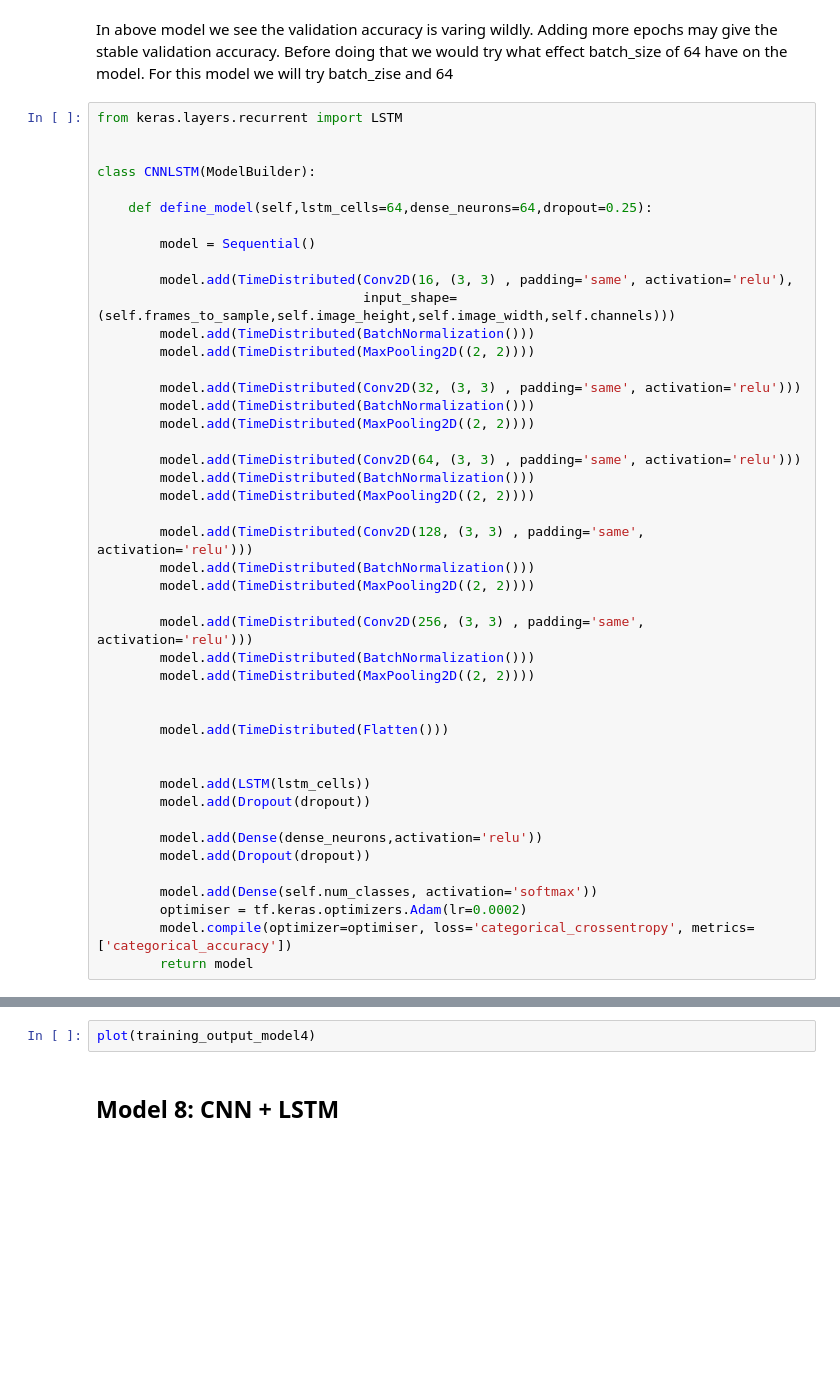
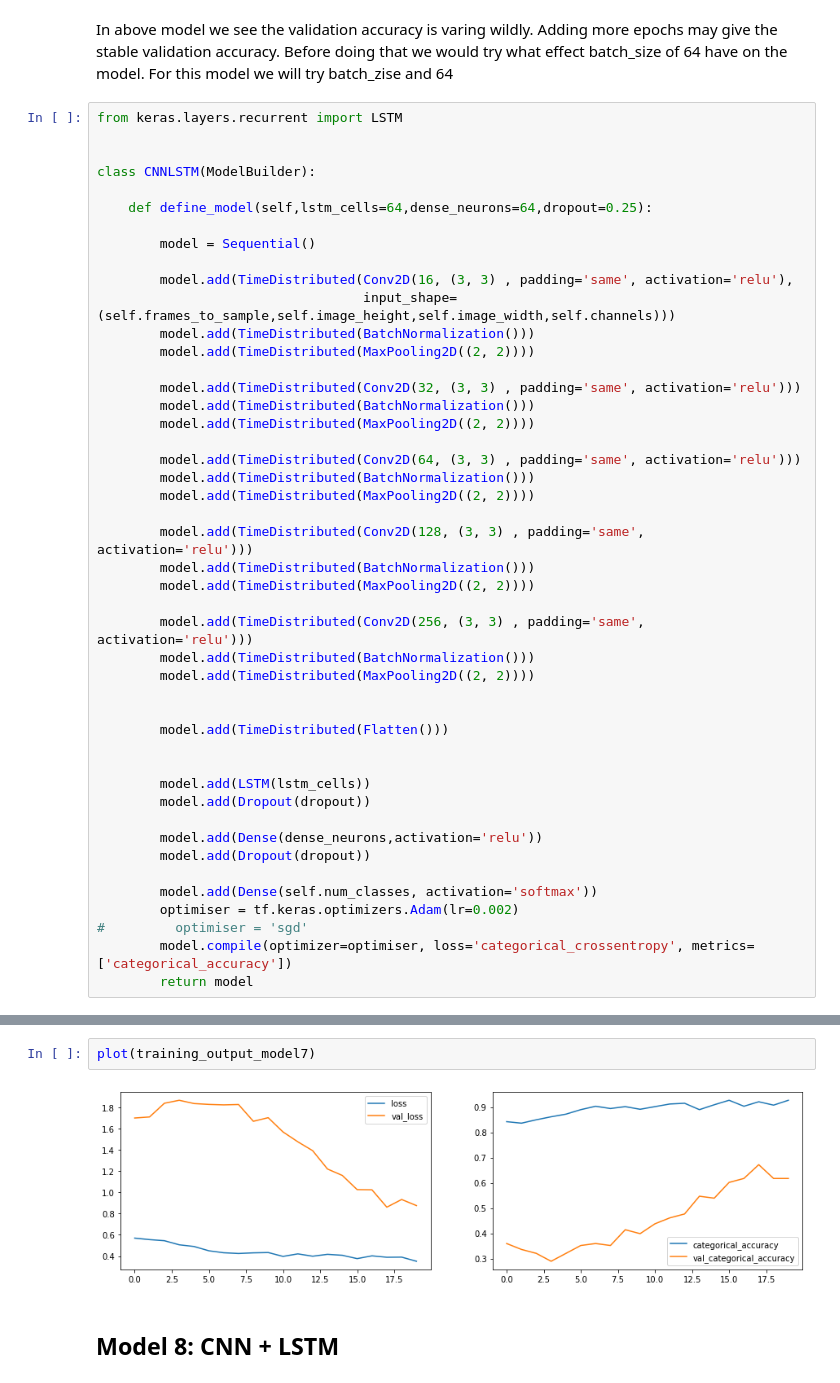
Before and after one commit to prash130/gesture_recognition_with_CNN, a Jupyter notebook: Neural_Nets_Project_Starter_Code.ipynb, the cells around one changed output, grey strips where cells are left out. Drawn from its saved outputs; the diff is of its cells as text; blank space fills up the shorter version.

Commit message:
Added LSTM model

```diff
--- a/Neural_Nets_Project_Starter_Code.ipynb
+++ b/Neural_Nets_Project_Starter_Code.ipynb
@@ -910,7 +910,8 @@ class CNNLSTM(ModelBuilder):
         model.add(Dropout(dropout))
 
         model.add(Dense(self.num_classes, activation='softmax'))
-        optimiser = tf.keras.optimizers.Adam(lr=0.0002)
+        optimiser = tf.keras.optimizers.Adam(lr=0.002)
+#         optimiser = 'sgd'
         model.compile(optimizer=optimiser, loss='categorical_crossentropy', metrics=['categorical_accuracy'])
         return model
 # %%
@@ -950,5 +946,7 @@ Epoch 1/20
 # %%
-plot(training_output_model4)
+plot(training_output_model7)
+# %% [output]
+[figure, added]
 # %% [markdown]
 ## Model 8: CNN + LSTM
 # %% [markdown]
```
Also changed, not shown: parts of 3 cells of this notebook.
